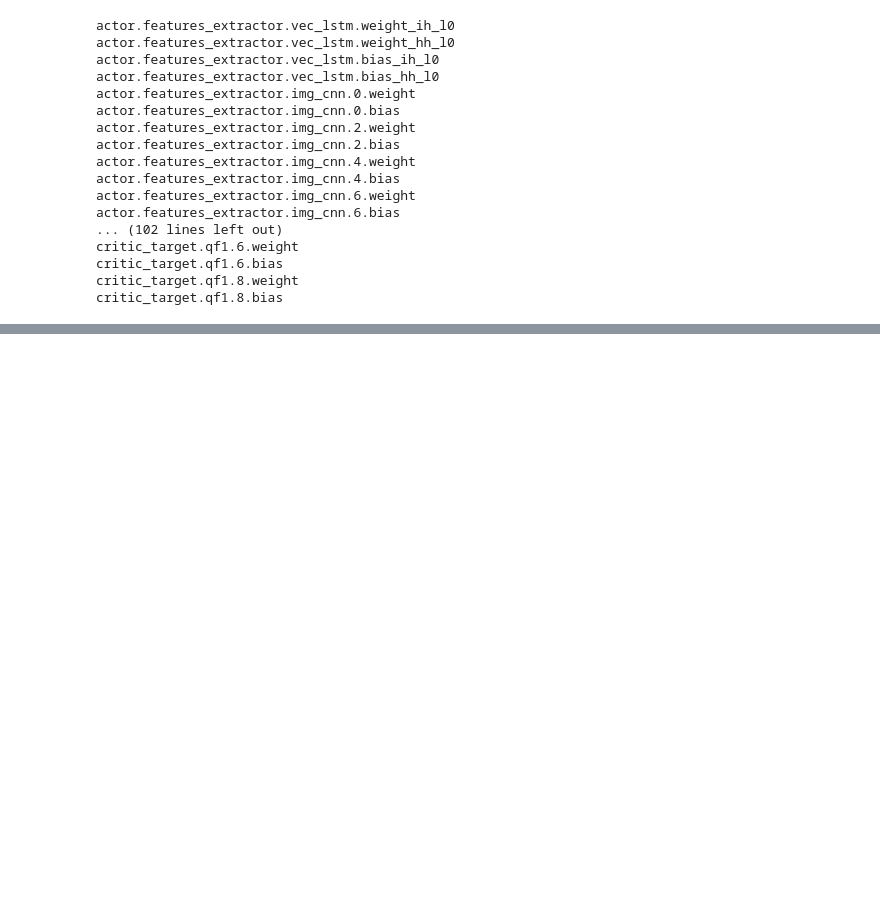
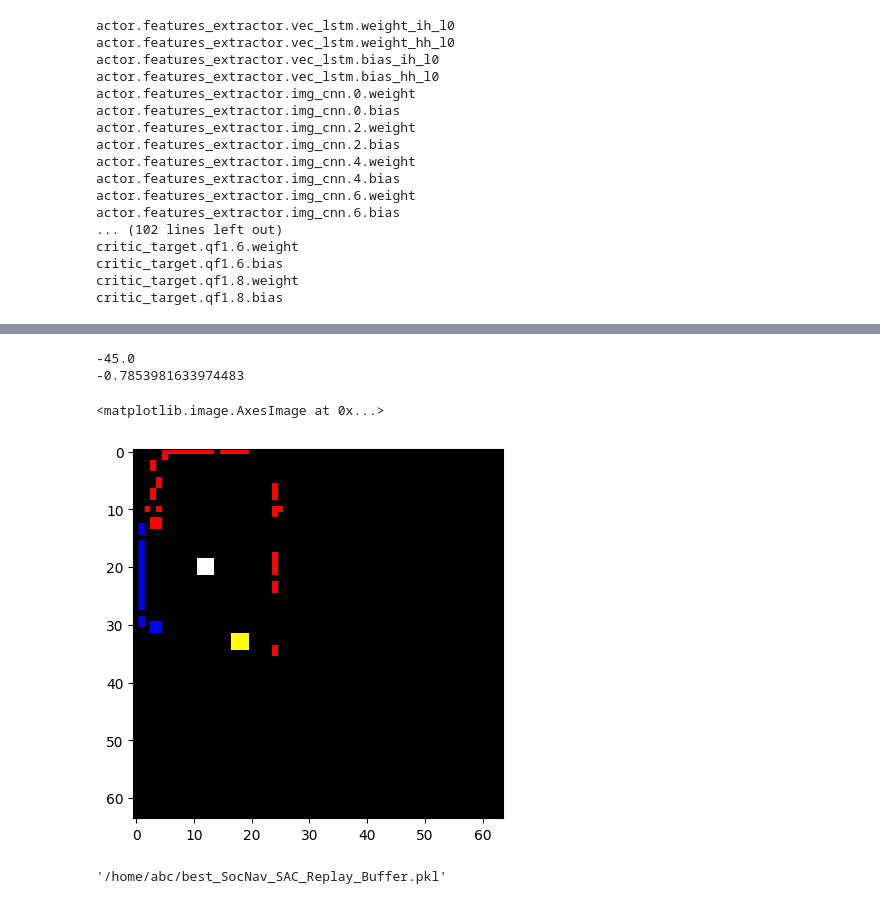
Before and after one commit to Rah-M14/Aerosim-Simulation-Zone, a Jupyter notebook: rough.ipynb, the cells around one changed output, grey strips where cells are left out. Cells and saved outputs as stored; diff of their text form; code cells hidden in the pictures; blank space fills up the shorter version.

```diff
--- a/rough.ipynb
+++ b/rough.ipynb
@@ -2259,0 +2343,31 @@ critic_target.qf1.8.bias
+# %%
+import numpy as np
+
+a = [1, 1]
+b = [2, 0]
+
+th = np.arctan2(b[1] - a[1], b[0] - a[0])
+print(np.rad2deg(th))
+print(th)
+# %% [output]
+-45.0
+-0.7853981633974483
+# %%
+import numpy as np
+import matplotlib.pyplot as plt
+import time
+
+tmp = np.load("/home/rah_m/TEST/Sample_image.npy")
+plt.imshow(tmp)
+# %% [output]
+<matplotlib.image.AxesImage at 0x...>
+[figure, added]
+# %%
+import os
+path = "/home/abc/ckpt.zip"
+
+algo = "SAC"
+tmp = os.path.join(f"{os.sep}".join(path.split('/')[:-1]),f"best_SocNav_{algo}_Replay_Buffer.pkl")
+tmp
+# %% [output]
+'/home/abc/best_SocNav_SAC_Replay_Buffer.pkl'
```
Also changed, not shown: parts of 10 cells of this notebook, 13 other files.
